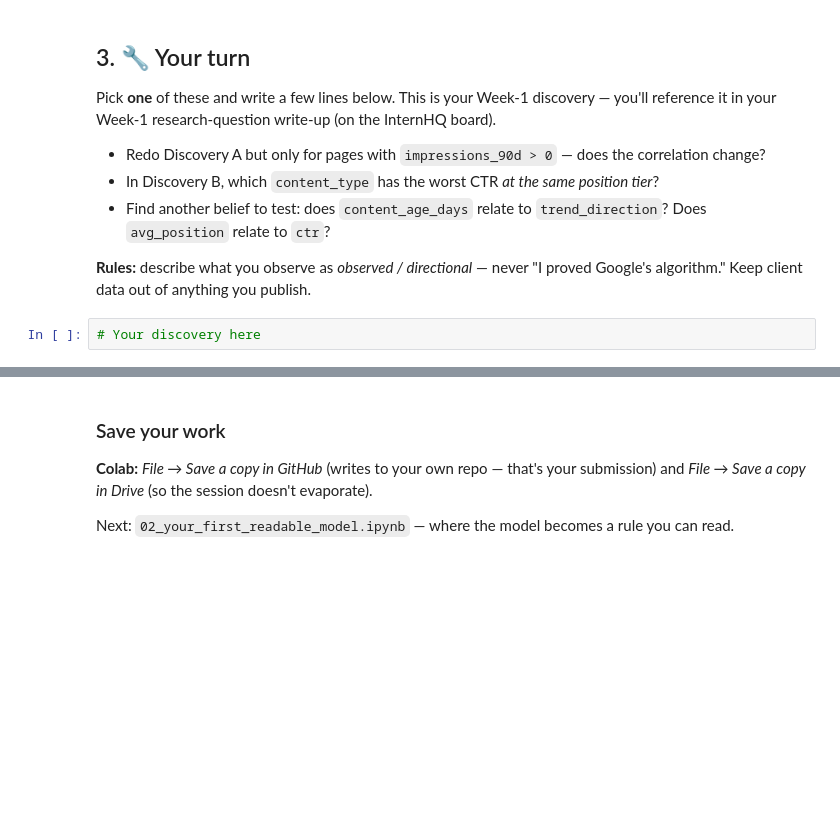
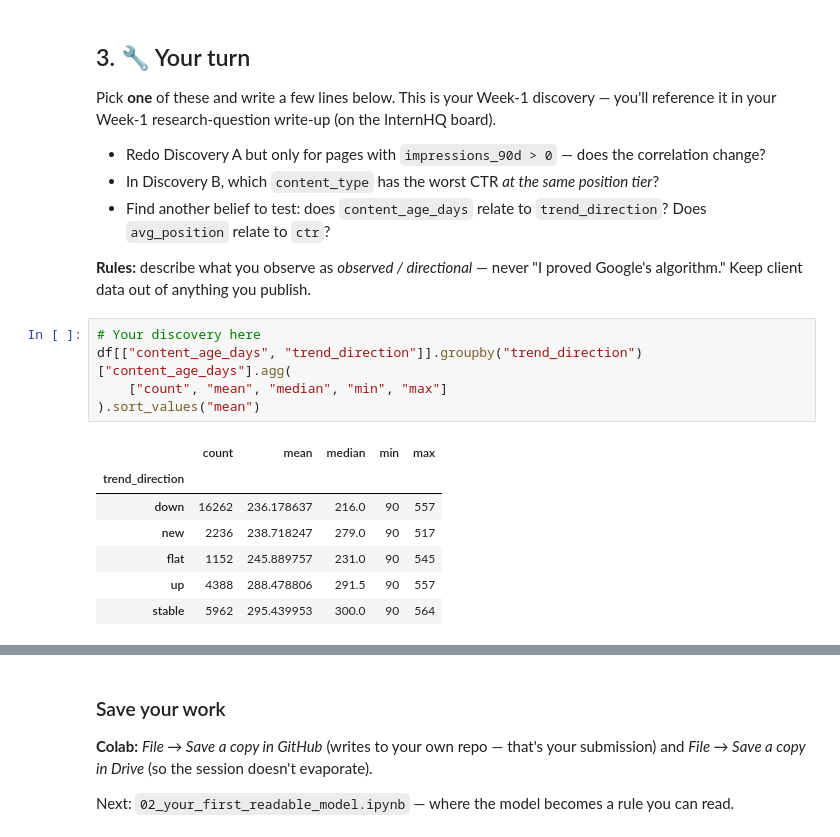
Before and after one commit to SaaDasim05/Flyrank-ML-Internship, a Jupyter notebook: notebooks/01_first_look_and_discovery.ipynb, the cells around one changed output, grey strips where cells are left out. Drawn from its saved outputs; the diff is of its cells as text; blank space fills up the shorter version.

```diff
--- a/notebooks/01_first_look_and_discovery.ipynb
+++ b/notebooks/01_first_look_and_discovery.ipynb
@@ -99,3 +153,14 @@ Pick **one** of these and write a few lines below. This is your Week-1 discovery
 **Rules:** describe what you observe as *observed / directional* — never "I proved Google's algorithm." Keep client data out of anything you publish.
 # %%
 # Your discovery here
+df[["content_age_days", "trend_direction"]].groupby("trend_direction")["content_age_days"].agg(
+    ["count", "mean", "median", "min", "max"]
+).sort_values("mean")
+# %% [output]
+|  | count | mean | median | min | max |
+| trend_direction |  |  |  |  |  |
+| down | 16262 | 236.178637 | 216.0 | 90 | 557 |
+| new | 2236 | 238.718247 | 279.0 | 90 | 517 |
+| flat | 1152 | 245.889757 | 231.0 | 90 | 545 |
+| up | 4388 | 288.478806 | 291.5 | 90 | 557 |
+| stable | 5962 | 295.439953 | 300.0 | 90 | 564 |
```
Also changed, not shown: parts of 9 cells of this notebook.
